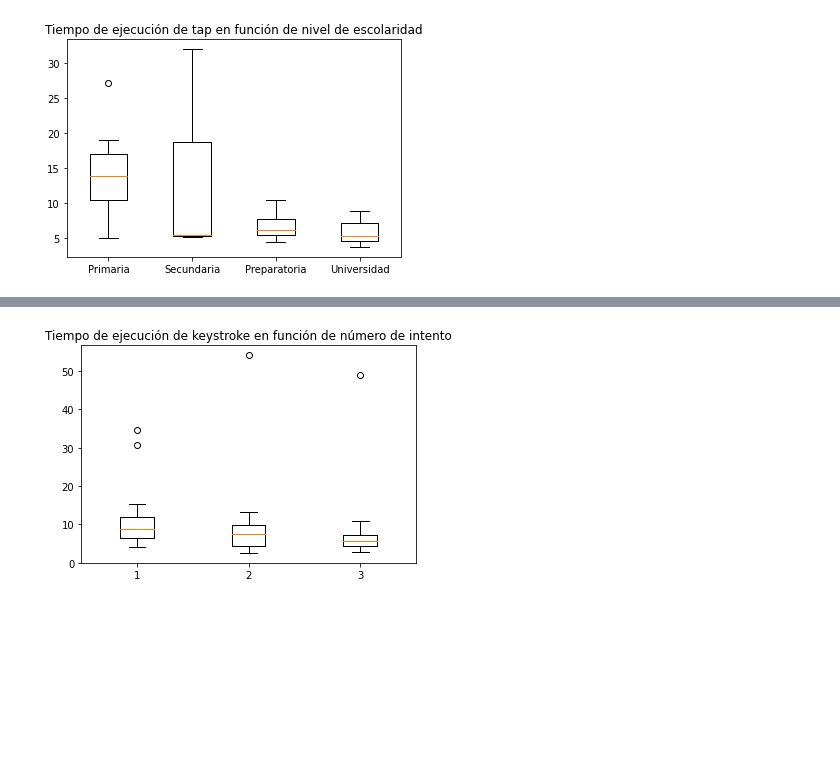
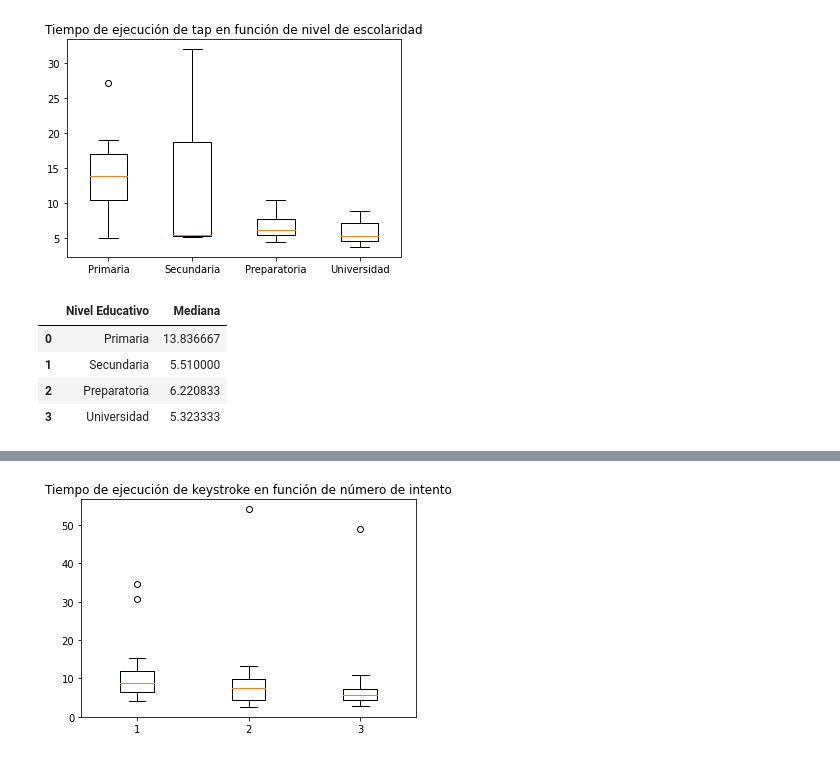
Before and after one commit to alex-gallegos/operators-notebook, a Jupyter notebook: operators.ipynb, the cells around one changed output, grey strips where cells are left out. Cells and saved outputs as stored; diff of their text form; code cells hidden in the pictures; blank space fills up the shorter version.

```diff
--- a/operators.ipynb
+++ b/operators.ipynb
@@ -89,6 +117,6 @@ plt.show()
 # %%
 # Tiempo de ejecución de tap en función de nivel de escolaridad
-plt.boxplot(
+boxplot = plt.boxplot(
     [
         mean_operators['tap'][mean_operators['tap']['Nivel de escoralidad'].isin(['Primaria', 'primaria'])]['Window(sec/ms)'],
         mean_operators['tap'][mean_operators['tap']['Nivel de escoralidad'].isin(['Secundaria'])]['Window(sec/ms)'],
@@ -101,5 +129,19 @@ plt.xticks([1, 2, 3, 4], ['Primaria', 'Secundaria', 'Preparatoria', 'Universidad
 plt.show()
 # %% [output]
 [figure]
+# %%
+pd.concat(
+    {
+        "Nivel Educativo": pd.Series(['Primaria', 'Secundaria', 'Preparatoria', 'Universidad']),
+        "Mediana": pd.Series([median.get_ydata()[0] for median in boxplot['medians']])
+    },
+    axis=1
+)
+# %% [output]
+|  | Nivel Educativo | Mediana |
+| 0 | Primaria | 13.836667 |
+| 1 | Secundaria | 5.510000 |
+| 2 | Preparatoria | 6.220833 |
+| 3 | Universidad | 5.323333 |
 # %%
 # Tiempo de ejecución de keystroke en función de nivel de experiencia técnica
```
Also changed, not shown: parts of 11 cells of this notebook.
